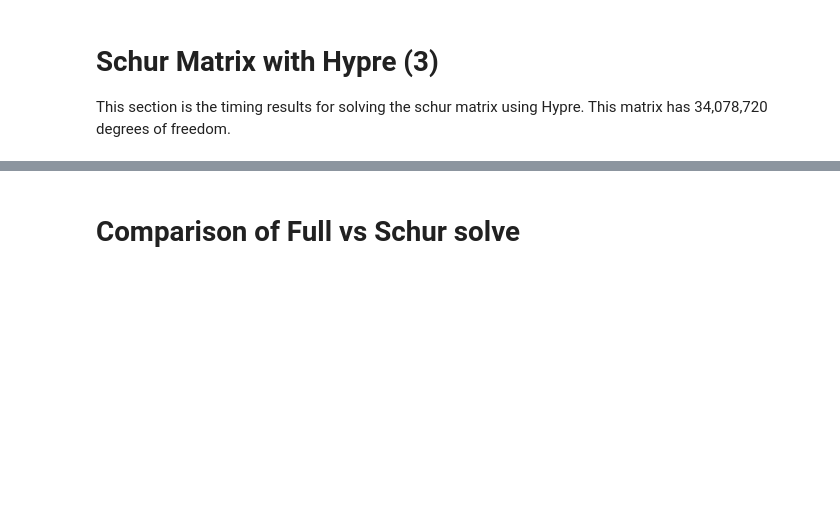
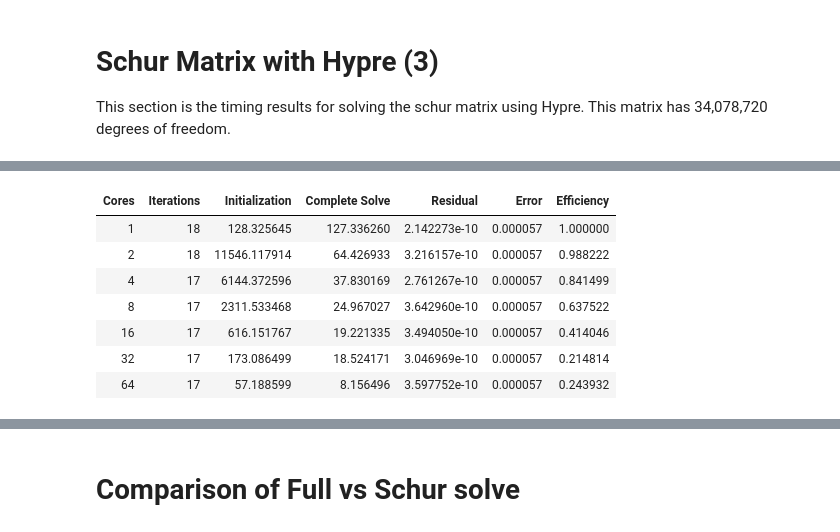
Before and after one commit to GEM3D/pressurePoissonSolver, a Jupyter notebook: results/2D_Poisson_Solver_Timing_4_mesh_Div_4.ipynb, the cells around one changed output, grey strips where cells are left out. Drawn from its saved outputs; the diff is of its cells as text; code cells hidden in the pictures; blank space fills up the shorter version.

```diff
--- a/results/2D_Poisson_Solver_Timing_4_mesh_Div_4.ipynb
+++ b/results/2D_Poisson_Solver_Timing_4_mesh_Div_4.ipynb
@@ -121,3 +190,48 @@ df3.style.set_caption("Degrees of freedom {:,}".format(DOF)).background_gradient
+# %%
+DOF = 34078720
+Petsc_Hypre_Schur_Cores = np.array([1,2,4,8,16,32,64])
+Petsc_Hypre_Schur_Iterations = np.array([18,18,17,17,17,17,17])
+Petsc_Hypre_Schur_Residual = np.array([2.1422726188584e-10,3.2161565985030e-10,2.7612674597579e-10,3.6429603151764e-10,
+                                      3.4940500168352e-10,3.0469687491220e-10,3.5977521713133e-10])
+Petsc_Hypre_Schur_Error = np.array([5.7477238317432e-05,5.7477239548413e-05,5.7477238637187e-05,5.7477238433841e-05,
+                                   5.7477238995146e-05,5.7477239111240e-05,5.7477239589618e-05])
+Petsc_Hypre_Schur_Domain = np.array([9.4445950346,5.2305916603,2.6958817151,1.3871310527,0.7516239067,0.3453087533,
+                                    0.1802511932])
+Petsc_Hypre_Schur_Matrix = np.array([40.0887125916,42.7230843016,81.2467002987,156.3588543868,361.3782361214,
+                                    1.0041248196,0.5388229892])
+Petsc_Hypre_Schur_Petsc = np.array([30.6902516082,31.2512701374,41.7367549559,64.0581156817,44.866301632,1.4652302183,
+                                   3.961427355])
+Petsc_Hypre_Schur_LSS = np.array([70.7789770334,73.9743770872,122.9834756936,220.416994944,406.2445835313,2.4694171135,
+                                 4.5003341666])
+Petsc_Hypre_Schur_LinS = np.array([126.3492145385,63.8764787061,37.5105962078,24.7682500331,19.0830590801,18.4242870962,
+                                  8.0836519599])
+Petsc_Hypre_Schur_PatS = np.array([0.9870345647,0.550425772,0.3183192302,0.1909717065,0.1378947459,0.0932485796,
+                                  0.0663816566])
+Petsc_Hypre_Schur_CS = np.array([127.3362603822,64.4269330189,37.83016898,24.9670273807,19.221335037,18.5241706263,
+                                8.1564960435])
+Petsc_Hypre_Schur_Eff = Petsc_Hypre_Schur_CS[0]/(Petsc_Hypre_Schur_CS*Petsc_Hypre_Schur_Cores)
+
+Initialization = Petsc_Hypre_Full_Domain + Petsc_Hypre_Full_Matrix + Petsc_Hypre_Full_Petsc + Petsc_Hypre_Full_LSS
+Petsc_Hypre_Schur_Eff = Petsc_Hypre_Schur_CS[0]/(Petsc_Hypre_Schur_CS*Petsc_Hypre_Schur_Cores)
+
+d = {"Cores": Petsc_Hypre_Schur_Cores,"Iterations": Petsc_Hypre_Schur_Iterations,"Residual": Petsc_Hypre_Schur_Residual,
+    "Error": Petsc_Hypre_Schur_Error,"Initialization": Initialization,"Linear Solve": Petsc_Hypre_Schur_LinS,
+    "Patch Solve": Petsc_Hypre_Schur_PatS,"Complete Solve": Petsc_Hypre_Schur_CS,"Efficiency": Petsc_Hypre_Schur_Eff}
+
+df3 =  pd.DataFrame(data = d)
+df3 = df3[["Cores","Iterations","Initialization","Complete Solve","Residual","Error","Efficiency"]]
+nform = {"Error" : "{:6.2e}".format, "Residual" : "{:6.2e}".format}
+
+display(HTML(df3.to_html(index=False)))
+# %% [output]
+| Cores | Iterations | Initialization | Complete Solve | Residual | Error | Efficiency |
+| 1 | 18 | 128.325645 | 127.336260 | 2.142273e-10 | 0.000057 | 1.000000 |
+| 2 | 18 | 11546.117914 | 64.426933 | 3.216157e-10 | 0.000057 | 0.988222 |
+| 4 | 17 | 6144.372596 | 37.830169 | 2.761267e-10 | 0.000057 | 0.841499 |
+| 8 | 17 | 2311.533468 | 24.967027 | 3.642960e-10 | 0.000057 | 0.637522 |
+| 16 | 17 | 616.151767 | 19.221335 | 3.494050e-10 | 0.000057 | 0.414046 |
+| 32 | 17 | 173.086499 | 18.524171 | 3.046969e-10 | 0.000057 | 0.214814 |
+| 64 | 17 | 57.188599 | 8.156496 | 3.597752e-10 | 0.000057 | 0.243932 |
 # %%
 x = Petsc_Hypre_Schur_Cores
 y = Petsc_Hypre_Schur_CS
```
Also changed, not shown: parts of 8 cells of this notebook.
